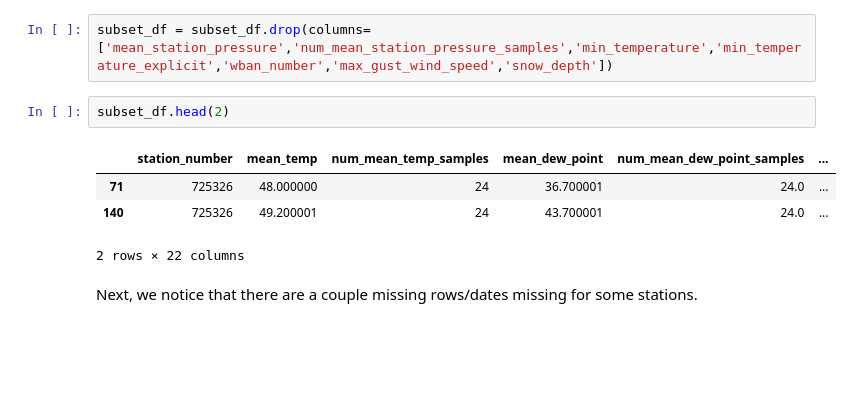
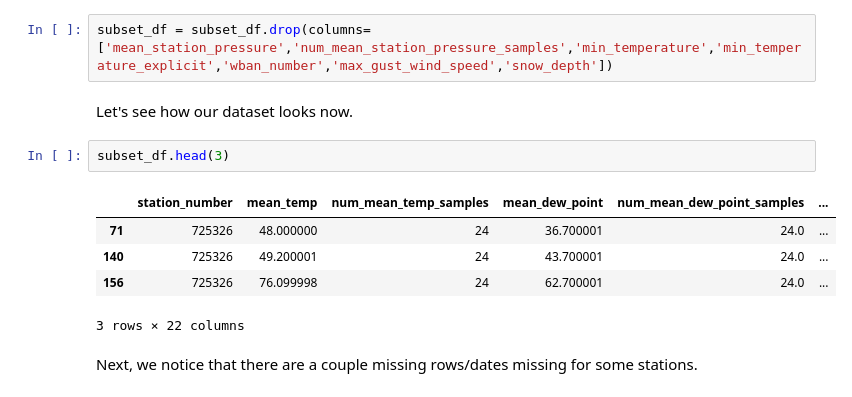
Before and after one commit to Nick-Z0/code-challenges, a Jupyter notebook: datascience/Coding Challenge.ipynb, the cells around one changed output. Drawn from its saved outputs; the diff is of its cells as text; blank space fills up the shorter version.

```diff
--- a/datascience/Coding Challenge.ipynb
+++ b/datascience/Coding Challenge.ipynb
@@ -187,13 +191,16 @@ temp1['snow_depth'].describe()
 |  | True | 93.0 | 2.782796 | 2.146667 | 1.2 | 1.2 | 2.0 | 3.9 | 13.0 |
 # %%
 subset_df = subset_df.drop(columns=['mean_station_pressure','num_mean_station_pressure_samples','min_temperature','min_temperature_explicit','wban_number','max_gust_wind_speed','snow_depth'])
+# %% [markdown]
+Let's see how our dataset looks now.
 # %%
-subset_df.head(2)
+subset_df.head(3)
 # %% [output]
 |  | station_number | mean_temp | num_mean_temp_samples | mean_dew_point | num_mean_dew_point_samples | ... |
 | 71 | 725326 | 48.000000 | 24 | 36.700001 | 24.0 | ... |
 | 140 | 725326 | 49.200001 | 24 | 43.700001 | 24.0 | ... |
+| 156 | 725326 | 76.099998 | 24 | 62.700001 | 24.0 | ... |
-2 rows × 22 columns
+3 rows × 22 columns
 # %% [markdown]
 Next, we notice that there are a couple missing rows/dates missing for some stations.
 # %%
```
Also changed, not shown: parts of 23 cells of this notebook.
